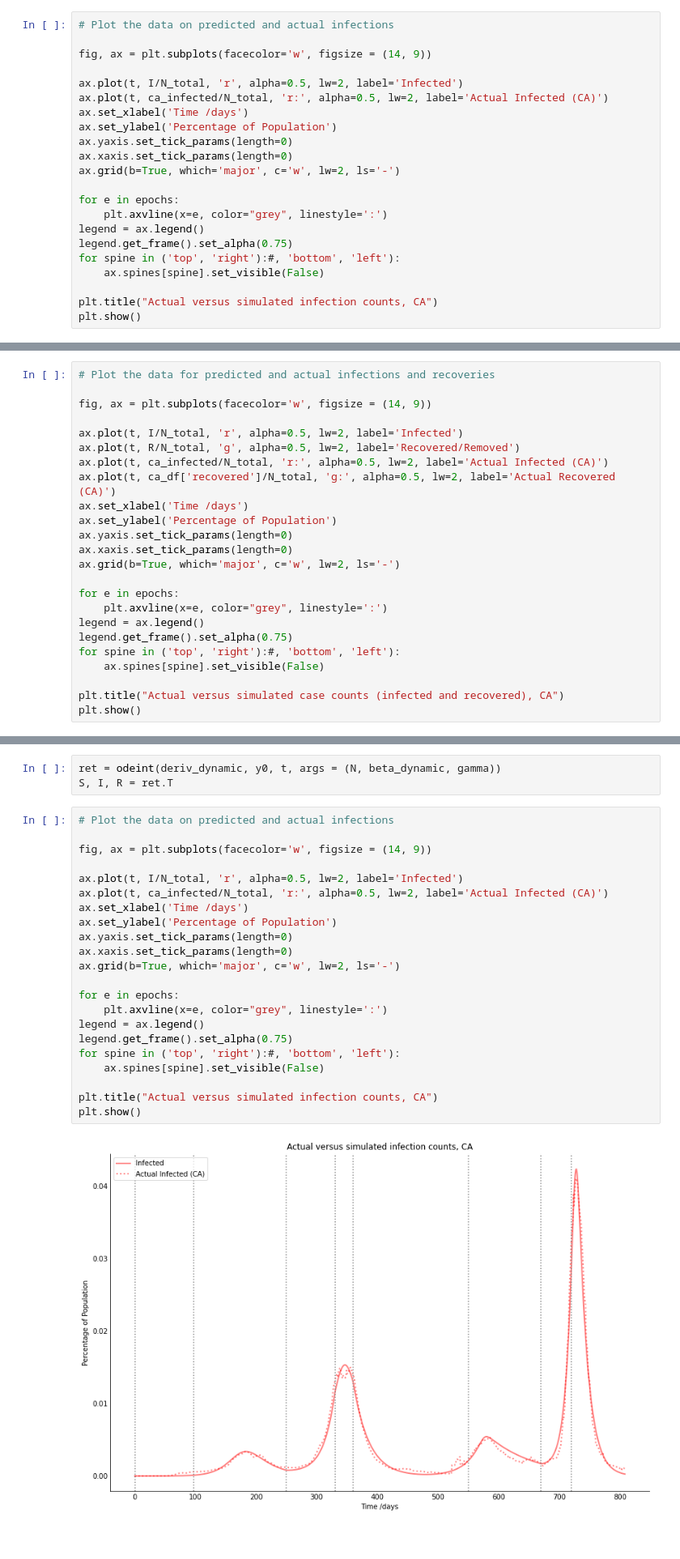
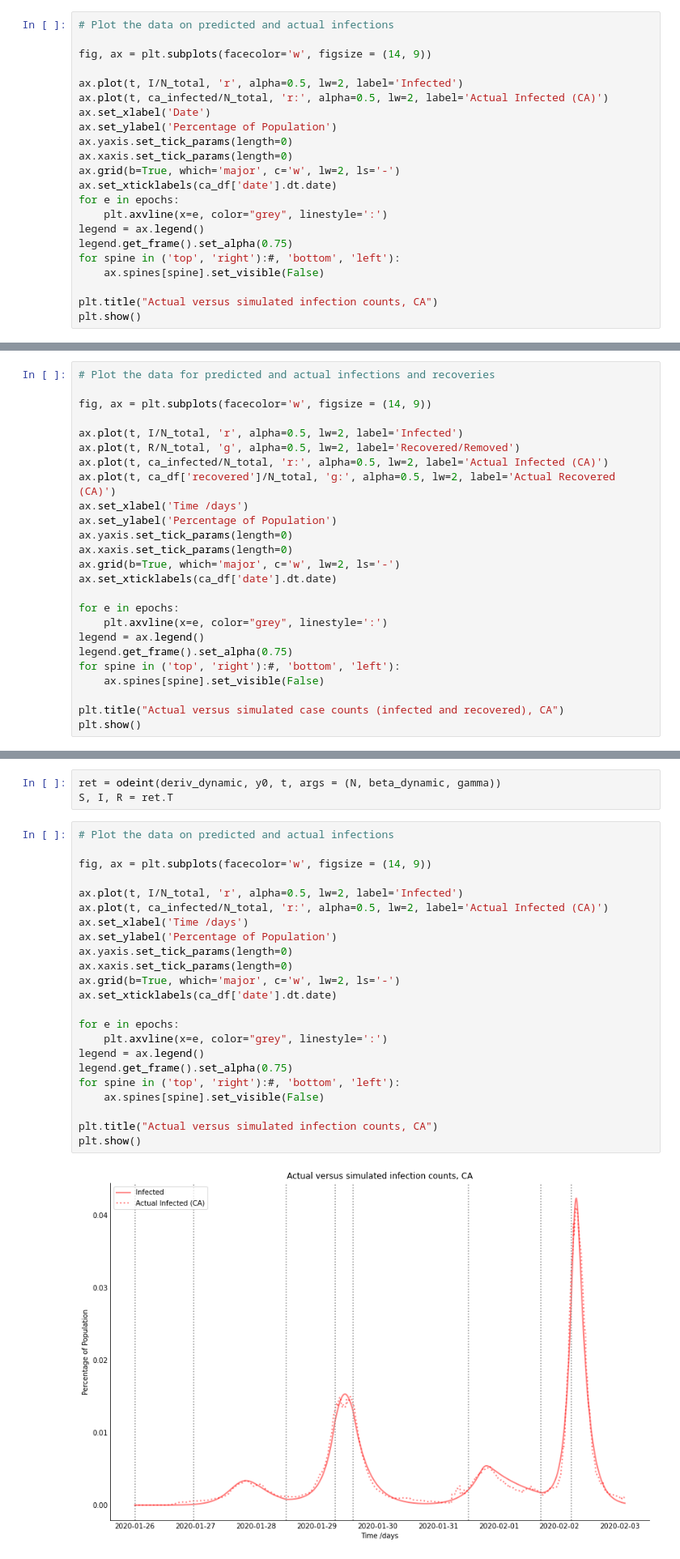
Before and after one commit to aud-z/COVID_SIR, a Jupyter notebook: Part1_CA.ipynb, the cells around one changed output, grey strips where cells are left out. Shown at 81% size. Saved outputs shown, nothing was run; the diff lists cells and outputs as text.

```diff
--- a/Part1_CA.ipynb
+++ b/Part1_CA.ipynb
@@ -162,12 +181,12 @@ fig, ax = plt.subplots(facecolor='w', figsize = (14, 9))
 
 ax.plot(t, I/N_total, 'r', alpha=0.5, lw=2, label='Infected')
 ax.plot(t, ca_infected/N_total, 'r:', alpha=0.5, lw=2, label='Actual Infected (CA)')
-ax.set_xlabel('Time /days')
+ax.set_xlabel('Date')
 ax.set_ylabel('Percentage of Population')
 ax.yaxis.set_tick_params(length=0)
 ax.xaxis.set_tick_params(length=0)
 ax.grid(b=True, which='major', c='w', lw=2, ls='-')
-
+ax.set_xticklabels(ca_df['date'].dt.date)
 for e in epochs:
     plt.axvline(x=e, color="grey", linestyle=':')
 legend = ax.legend()
@@ -193,6 +212,7 @@ ax.set_ylabel('Percentage of Population')
 ax.yaxis.set_tick_params(length=0)
 ax.xaxis.set_tick_params(length=0)
 ax.grid(b=True, which='major', c='w', lw=2, ls='-')
+ax.set_xticklabels(ca_df['date'].dt.date)
 
 for e in epochs:
     plt.axvline(x=e, color="grey", linestyle=':')
@@ -227,27 +247,28 @@ S, I, R = ret.T
 # %%
 # Plot the data on predicted and actual infections
 
 fig, ax = plt.subplots(facecolor='w', figsize = (14, 9))
 
 ax.plot(t, I/N_total, 'r', alpha=0.5, lw=2, label='Infected')
 ax.plot(t, ca_infected/N_total, 'r:', alpha=0.5, lw=2, label='Actual Infected (CA)')
 ax.set_xlabel('Time /days')
 ax.set_ylabel('Percentage of Population')
 ax.yaxis.set_tick_params(length=0)
 ax.xaxis.set_tick_params(length=0)
 ax.grid(b=True, which='major', c='w', lw=2, ls='-')
+ax.set_xticklabels(ca_df['date'].dt.date)
 
 for e in epochs:
     plt.axvline(x=e, color="grey", linestyle=':')
 legend = ax.legend()
 legend.get_frame().set_alpha(0.75)
 for spine in ('top', 'right'):#, 'bottom', 'left'):
     ax.spines[spine].set_visible(False)
 
 plt.title("Actual versus simulated infection counts, CA")
 plt.show()
 # %% [output]
-[figure, old version]
+[figure, new version]
 # %%
 # Plot the data for predicted and actual infections and recoveries
 
```
Also changed, not shown: parts of 5 cells of this notebook.
